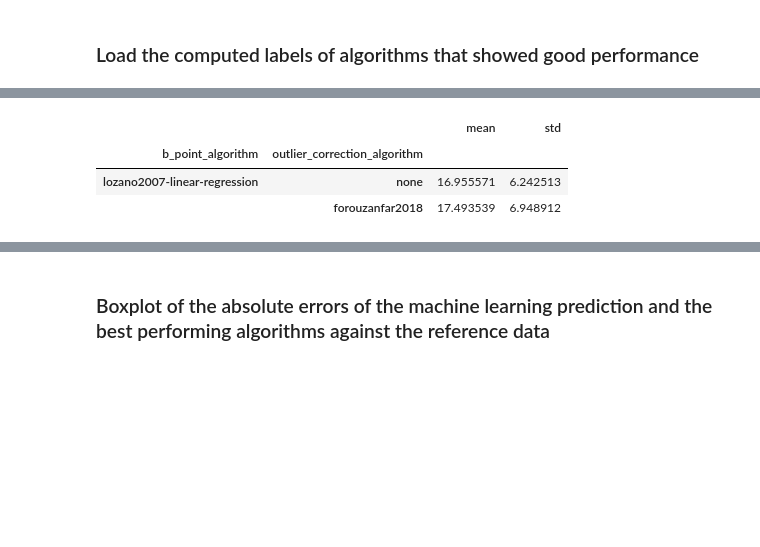
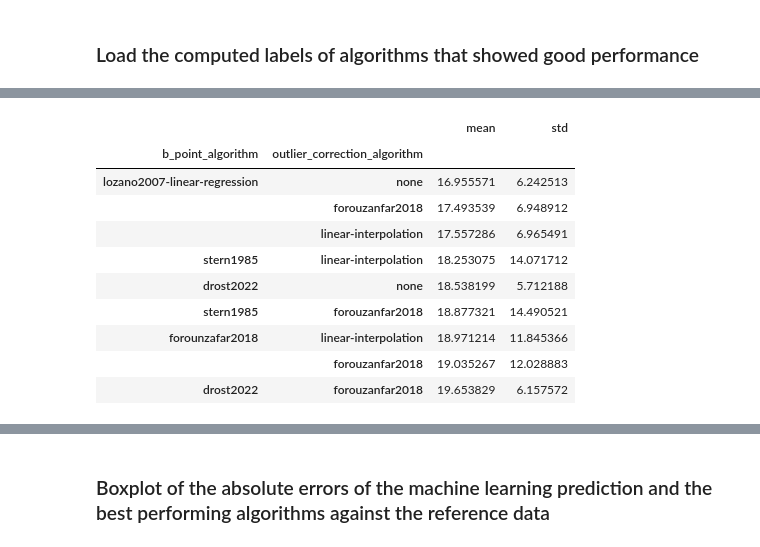
Before and after one commit to empkins/pepbench, a Jupyter notebook: experiments/pep_algorithm_benchmarking/notebooks/ML_analysis/EvaluateModelPerformance.ipynb, the cells around one changed output, grey strips where cells are left out. Drawn from its saved outputs; the diff is of its cells as text; code cells hidden in the pictures; blank space fills up the shorter version.

```diff
--- a/experiments/pep_algorithm_benchmarking/notebooks/ML_analysis/EvaluateModelPerformance.ipynb
+++ b/experiments/pep_algorithm_benchmarking/notebooks/ML_analysis/EvaluateModelPerformance.ipynb
@@ -149,11 +161,18 @@ best_algos_empkins
 # %%
-best_algos_guardian = load_best_performing_algos(result_path.joinpath("guardian_dataset_reference_q_wave").resolve(), n_best=2)
+best_algos_guardian = load_best_performing_algos(result_path.joinpath("guardian_dataset_reference_q_wave").resolve(), n_best=9)
 best_algos_guardian
 # %% [output]
 |  |  | mean | std |
 | b_point_algorithm | outlier_correction_algorithm |  |  |
 | lozano2007-linear-regression | none | 16.955571 | 6.242513 |
 |  | forouzanfar2018 | 17.493539 | 6.948912 |
+|  | linear-interpolation | 17.557286 | 6.965491 |
+| stern1985 | linear-interpolation | 18.253075 | 14.071712 |
+| drost2022 | none | 18.538199 | 5.712188 |
+| stern1985 | forouzanfar2018 | 18.877321 | 14.490521 |
+| forounzafar2018 | linear-interpolation | 18.971214 | 11.845366 |
+|  | forouzanfar2018 | 19.035267 | 12.028883 |
+| drost2022 | forouzanfar2018 | 19.653829 | 6.157572 |
 # %%
 data_best_algos_empkins = load_preprocessed_training_data(data_path.joinpath("train_data.csv"), algorithms=best_algos_empkins.index, include_reference=True)
 data_best_algos_guardian = load_preprocessed_training_data(data_path.joinpath("train_data.csv"), algorithms=best_algos_guardian.index, include_reference=True)
```
Also changed, not shown: parts of 18 cells of this notebook, 5 other files.
